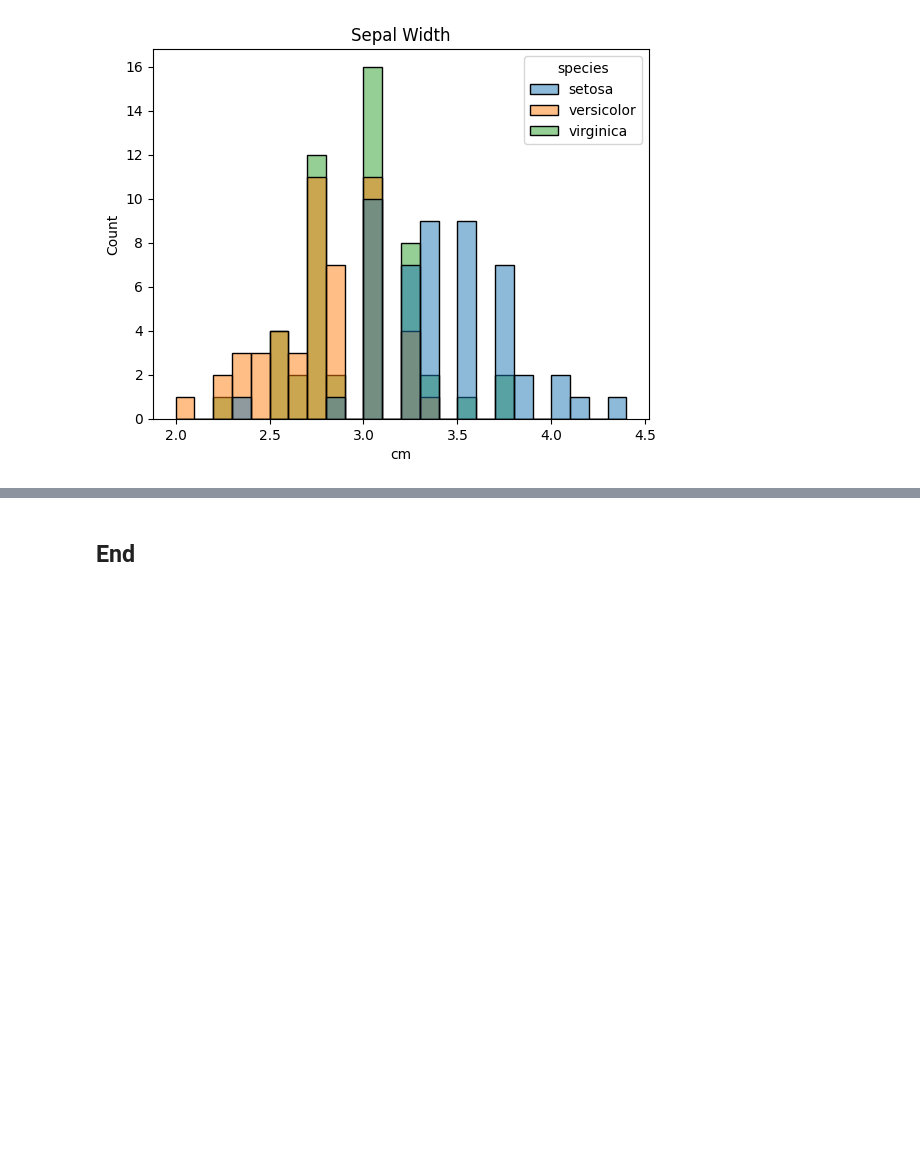
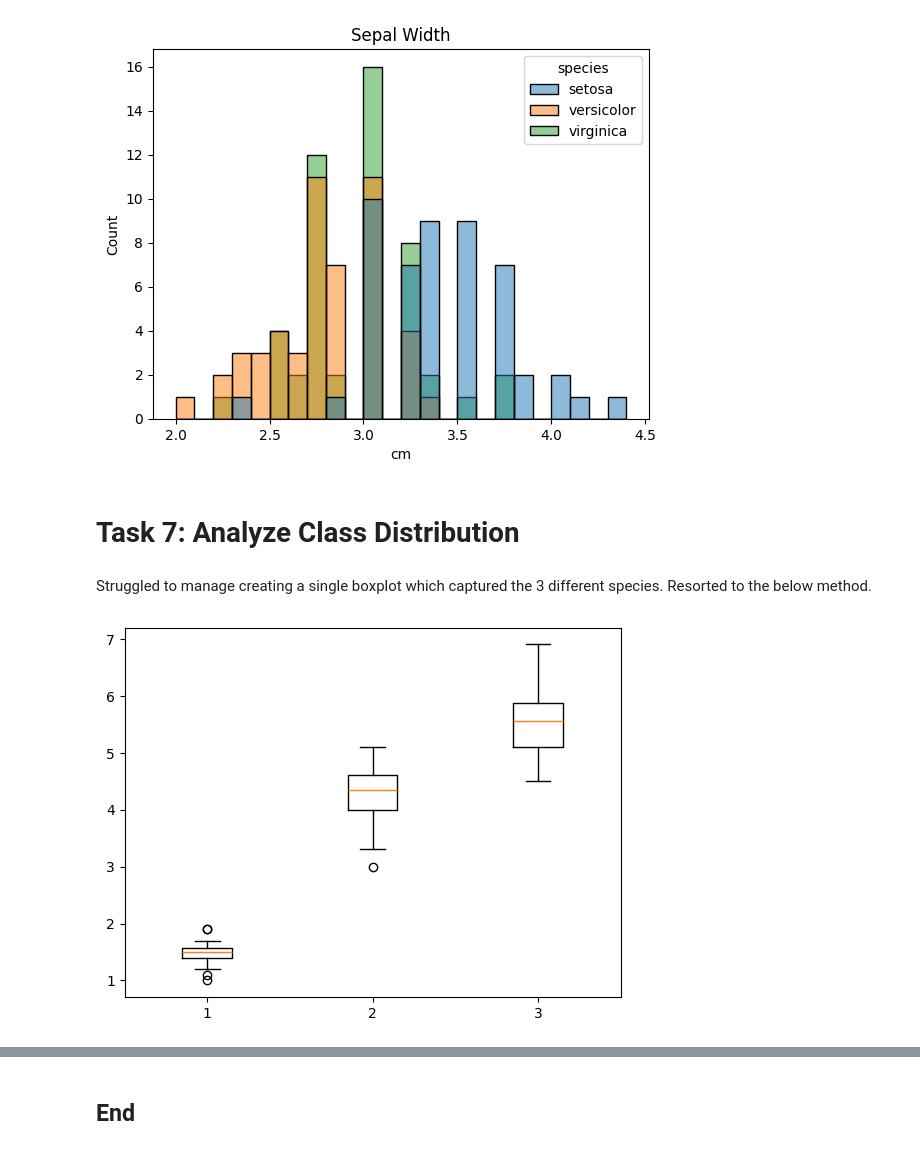
Before and after one commit to danielfinnerty/principles_of_data_analytics, a Jupyter notebook: tasks.ipynb, the cells around one changed output, grey strips where cells are left out. Cells and saved outputs as stored; diff of their text form; code cells hidden in the pictures; blank space fills up the shorter version.

Commit message:
Updated task 7: Boxplot added

```diff
--- a/tasks.ipynb
+++ b/tasks.ipynb
@@ -165,3 +169,31 @@ plt.title('Sepal Width')
 plt.xlabel('cm');
 # %% [output]
 [figure]
+# %% [markdown]
+# Task 7: Analyze Class Distribution
+# %% [markdown]
+Struggled to manage creating a single boxplot which captured the 3 different species. Resorted to the below method.
+# %%
+# separate the dataset to have solely petal length, and species
+column = df[['petal length (cm)' , 'species']]
+
+# pull only the setosa measurements
+setosa_grp = column.loc[df['species'] == 'setosa']
+
+# then only take the petal length column
+setosa_plt = setosa_grp['petal length (cm)']
+
+# repeat for the remaining 2 species
+versicolor_grp = column.loc[df['species'] == 'versicolor']
+versicolor_plt = versicolor_grp['petal length (cm)']
+virginica_grp = column.loc[df['species'] == 'virginica']
+virginica_plt = virginica_grp['petal length (cm)']
+# %%
+# print boxplot of the above 3 new groups
+
+fig, ax = plt.subplots()
+
+plot_data = ([setosa_plt, versicolor_plt, virginica_plt])
+ax.boxplot(plot_data);
+# %% [output]
+[figure, added]
```
Also changed, not shown: parts of 4 cells of this notebook.
